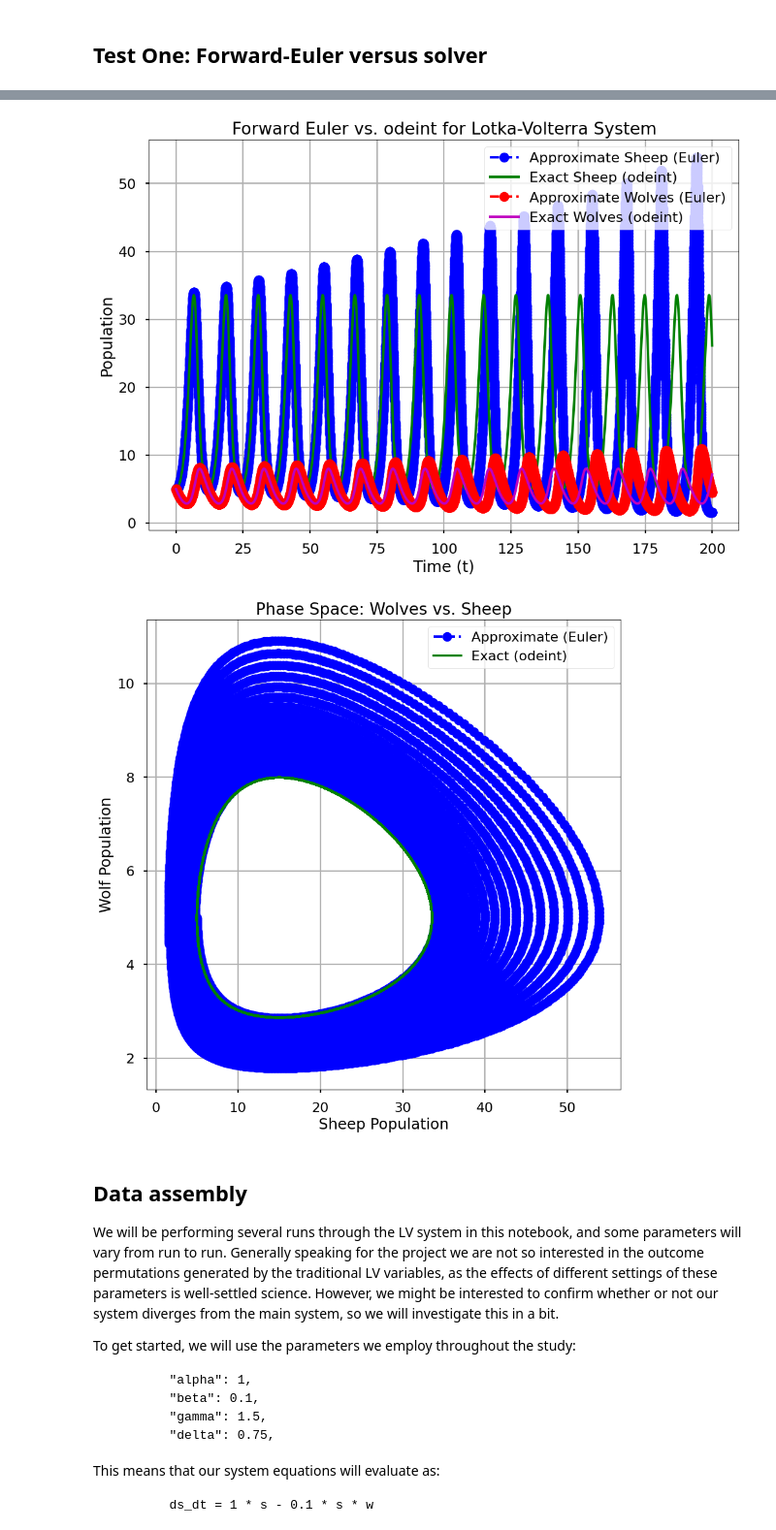
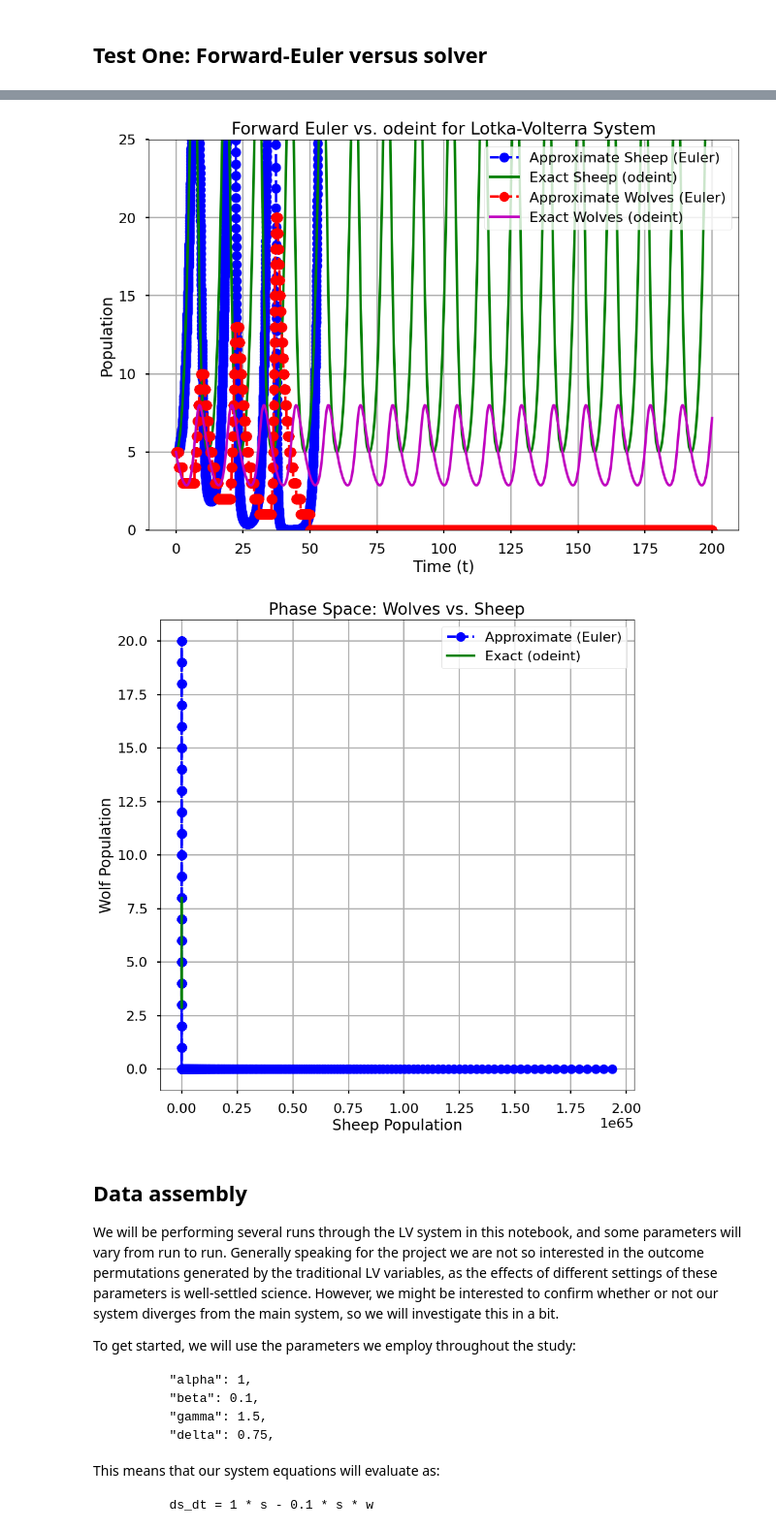
Before and after one commit to peterdresslar/do-android-wolves-dream-of-electric-sheep, a Jupyter notebook: notebooks/validation.ipynb, the cells around one changed output, grey strips where cells are left out. Shown: that part at 97% size. Cells and saved outputs as stored; diff of their text form; code cells hidden in the pictures.

```diff
--- a/notebooks/validation.ipynb
+++ b/notebooks/validation.ipynb
@@ -94,7 +94,7 @@ def modified_lotkavolterra(t, x, a, b, c, d):
 
 
 # Solve the ODE
-def solve_mlv(x, max_step, a, b, c, d, method):
+def solve_mlv(x, max_step, a, b, c, d, method, teval=None):
     S = integrate.solve_ivp(
         modified_lotkavolterra,
         [0, max_step],
@@ -103,6 +103,7 @@ def solve_mlv(x, max_step, a, b, c, d, method):
         method=method,
         rtol=1.49012e-8,
         atol=1.49012e-8,
+        t_eval=teval,
         dense_output=True
     )
     return S
@@ -195,7 +177,7 @@ def forward_euler_estimator(initial_conditions, dt, max_step, a, b, c, d):
     # Here is the code from the referenced notebook. We need to do this twice, basically
     # for i in range(0, len(t) - 1):
     # s[i + 1] = s[i] + h*f(t[i], s[i])
-    # note that our dt is h!
+    # note that h in this example is dt for us.
 
     for i in range(0, len(t) - 1):
         s[i + 1] = s[i] + dt*f_s(t[i], s[i], w[i])
@@ -231,9 +213,71 @@ s_exact = timed_S[0]
 w_exact = timed_S[1]
 
 plot_forward_euler_vs_ode(t, s_euler, w_euler, s_exact, w_exact)  # call to our external plotting function
-# %% [output]
-[figure, removed]
-[figure, removed]
+# %%
+# Use integer values for wolves
+# Use solver outputs for sheep.
+max_step = 200
+def partially_discrete(initial_conditions, dt, max_step, a, b, c, d):
+    # Deal with time and initiailize the solution array
+    t = np.arange(0, max_step + dt, dt)  # all the steps to max_step counting from 0
+    # The referenced code works on one variable/one equation, here we simply need two state arrays.
+    s = np.zeros(len(t))
+    w = np.zeros(len(t))
+    s[0] = initial_conditions[0]
+    w[0] = initial_conditions[1]
+
+    # since we have two functions in our system, we need to split them into their own lambda functions.
+    # f_s = lambda t, s, w: a * s - b * s * w             # not needed here!
+    f_w = lambda t, s, w: -c * w + b * d * s * w        # noqa
+    # note: autonomous functions, t is not actually used to process.
+
+    # Here is the code from the referenced notebook. We need to do this twice, basically
+    # for i in range(0, len(t) - 1):
+    # s[i + 1] = s[i] + h*f(t[i], s[i])
+    # note that h in this example is dt for us.
+
+    accumulator = 0.0 # for partials
+    for i in range(0, len(t) - 1):
+        s_growth_rate = a - b * w[i]
+        s[i+1] = s[i] * np.exp(s_growth_rate * dt)
+
+        # Calculate the change in wolves (this will be fractional)
+        dw = dt * f_w(t[i], s[i+1], w[i])
+
+        # Add the change to the accumulator
+        accumulator += dw
+
+        # Extract the integer part and update the wolf population
+        if accumulator >= 1.0:
+            # Positive growth: take the floor
+            integer_change = int(accumulator)
+            w[i+1] = w[i] + integer_change
+            accumulator -= integer_change
+        elif accumulator <= -1.0:
+            # Negative growth: take the ceiling (more negative)
+            integer_change = int(accumulator)  # This will be negative
+            w[i+1] = w[i] + integer_change
+            accumulator -= integer_change
+        else:
+            # No integer change yet
+            w[i+1] = w[i]
+
+        # Ensure wolves don't go below 0
+        if w[i+1] < 0:
+            w[i+1] = 0
+            accumulator = 0.0  # Reset accumulator when extinct
+
+        # Debug print to see what's happening
+        # print(f"s[{i+1}]: {s[i+1]:.3f}, w[{i+1}]: {w[i+1]}, dw: {dw:.3f}, acc: {accumulator:.3f}")
+
+    return t, s, w
+
+t_p, s_p, w_p = partially_discrete(x, dt, max_step, alpha, beta, gamma, delta)
+
+plot_forward_euler_vs_ode(t_p, s_p, w_p, s_exact, w_exact)  # call to our external plotting function
+# %% [output]
+[figure, added]
+[figure, added]
 # %% [markdown]
 ## Data assembly
 
```
Also changed, not shown: parts of 1 cell of this notebook, 1 other file.
